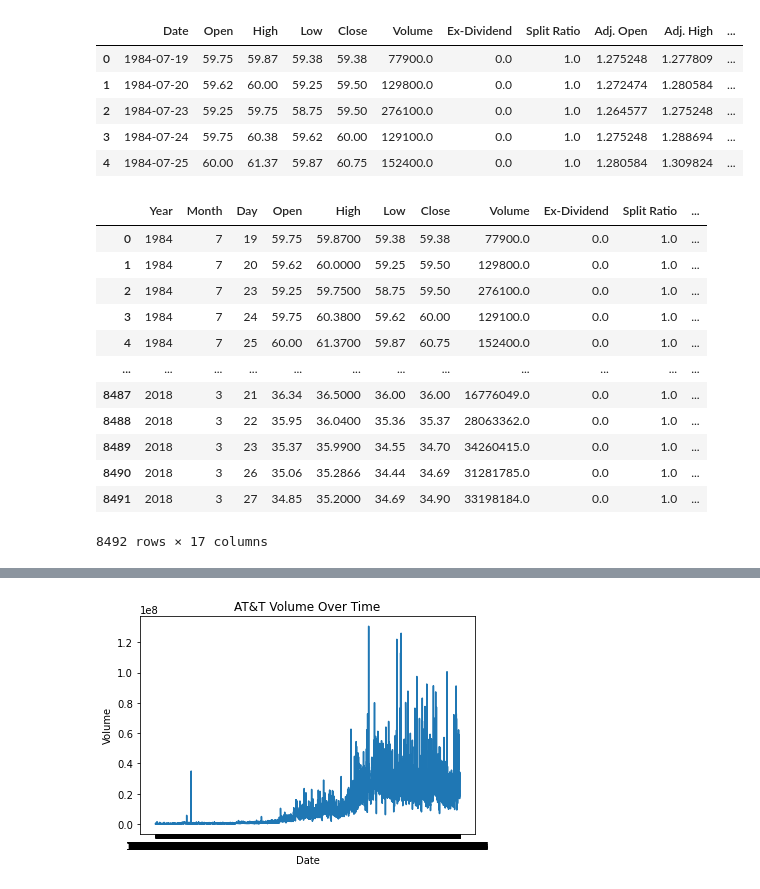
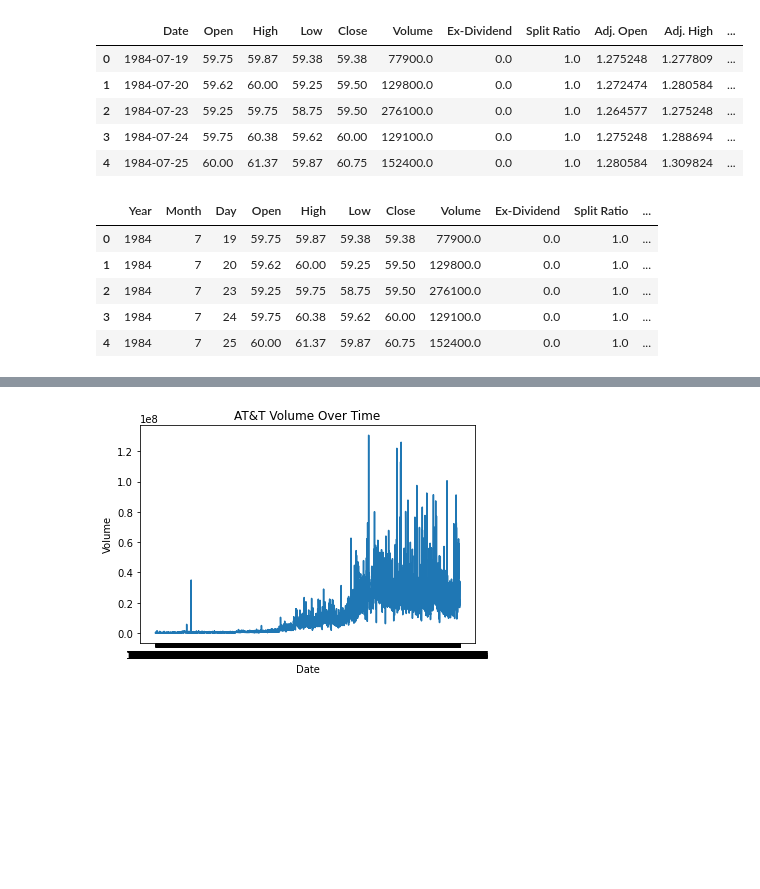
Before and after one commit to mssubaiti/Project1_Group1, a Jupyter notebook: nasdaq.ipynb, the cells around one changed output, grey strips where cells are left out. Drawn from its saved outputs; the diff is of its cells as text; code cells hidden in the pictures; blank space fills up the shorter version.

```diff
--- a/nasdaq.ipynb
+++ b/nasdaq.ipynb
@@ -67,20 +67,13 @@ att_data.head()
 | 2 | 1984-07-23 | 59.25 | 59.75 | 58.75 | 59.50 | 276100.0 | 0.0 | 1.0 | 1.264577 | 1.275248 | ... |
 | 3 | 1984-07-24 | 59.75 | 60.38 | 59.62 | 60.00 | 129100.0 | 0.0 | 1.0 | 1.275248 | 1.288694 | ... |
 | 4 | 1984-07-25 | 60.00 | 61.37 | 59.87 | 60.75 | 152400.0 | 0.0 | 1.0 | 1.280584 | 1.309824 | ... |
-# %%
-att_data = splitDates(att_data)
-att_data
-# %% [output]
-|  | Year | Month | Day | Open | High | Low | Close | Volume | Ex-Dividend | Split Ratio | ... |
-| 0 | 1984 | 7 | 19 | 59.75 | 59.8700 | 59.38 | 59.38 | 77900.0 | 0.0 | 1.0 | ... |
-| 1 | 1984 | 7 | 20 | 59.62 | 60.0000 | 59.25 | 59.50 | 129800.0 | 0.0 | 1.0 | ... |
-| 2 | 1984 | 7 | 23 | 59.25 | 59.7500 | 58.75 | 59.50 | 276100.0 | 0.0 | 1.0 | ... |
-| 3 | 1984 | 7 | 24 | 59.75 | 60.3800 | 59.62 | 60.00 | 129100.0 | 0.0 | 1.0 | ... |
-| 4 | 1984 | 7 | 25 | 60.00 | 61.3700 | 59.87 | 60.75 | 152400.0 | 0.0 | 1.0 | ... |
-| ... | ... | ... | ... | ... | ... | ... | ... | ... | ... | ... | ... |
-| 8487 | 2018 | 3 | 21 | 36.34 | 36.5000 | 36.00 | 36.00 | 16776049.0 | 0.0 | 1.0 | ... |
-| 8488 | 2018 | 3 | 22 | 35.95 | 36.0400 | 35.36 | 35.37 | 28063362.0 | 0.0 | 1.0 | ... |
-| 8489 | 2018 | 3 | 23 | 35.37 | 35.9900 | 34.55 | 34.70 | 34260415.0 | 0.0 | 1.0 | ... |
-| 8490 | 2018 | 3 | 26 | 35.06 | 35.2866 | 34.44 | 34.69 | 31281785.0 | 0.0 | 1.0 | ... |
-| 8491 | 2018 | 3 | 27 | 34.85 | 35.2000 | 34.69 | 34.90 | 33198184.0 | 0.0 | 1.0 | ... |
-8492 rows × 17 columns
+# %%
+att_split = splitDates(att_data)
+att_split.head()
+# %% [output]
+|  | Year | Month | Day | Open | High | Low | Close | Volume | Ex-Dividend | Split Ratio | ... |
+| 0 | 1984 | 7 | 19 | 59.75 | 59.87 | 59.38 | 59.38 | 77900.0 | 0.0 | 1.0 | ... |
+| 1 | 1984 | 7 | 20 | 59.62 | 60.00 | 59.25 | 59.50 | 129800.0 | 0.0 | 1.0 | ... |
+| 2 | 1984 | 7 | 23 | 59.25 | 59.75 | 58.75 | 59.50 | 276100.0 | 0.0 | 1.0 | ... |
+| 3 | 1984 | 7 | 24 | 59.75 | 60.38 | 59.62 | 60.00 | 129100.0 | 0.0 | 1.0 | ... |
+| 4 | 1984 | 7 | 25 | 60.00 | 61.37 | 59.87 | 60.75 | 152400.0 | 0.0 | 1.0 | ... |
```
Also changed, not shown: parts of 5 cells of this notebook, 1 other file.
